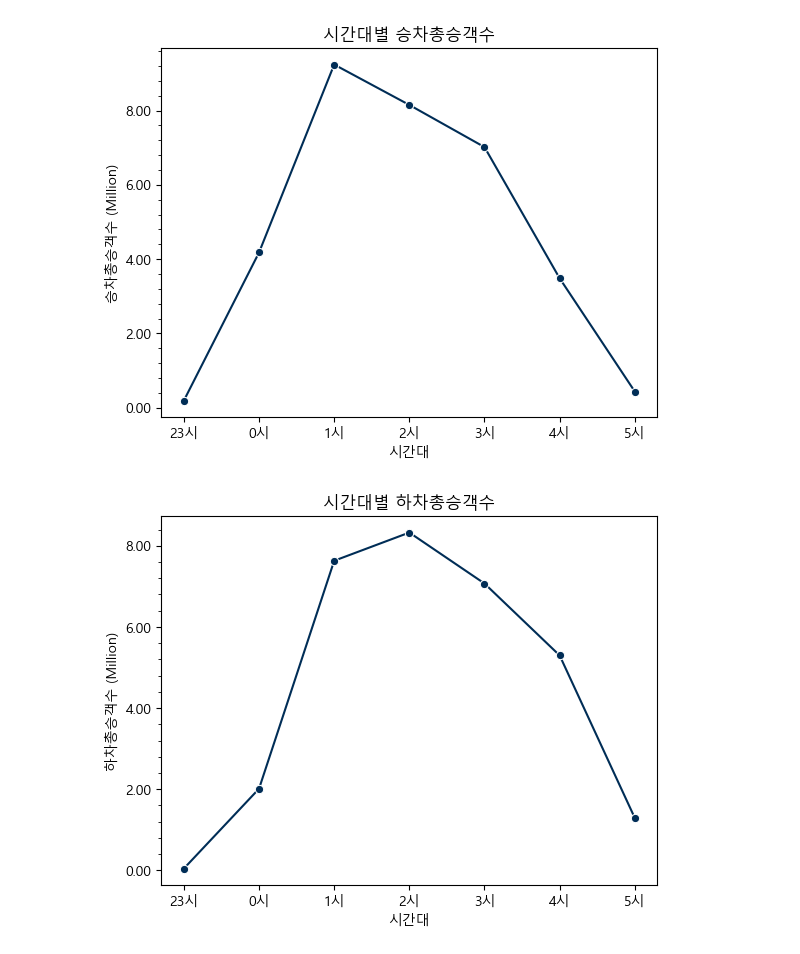
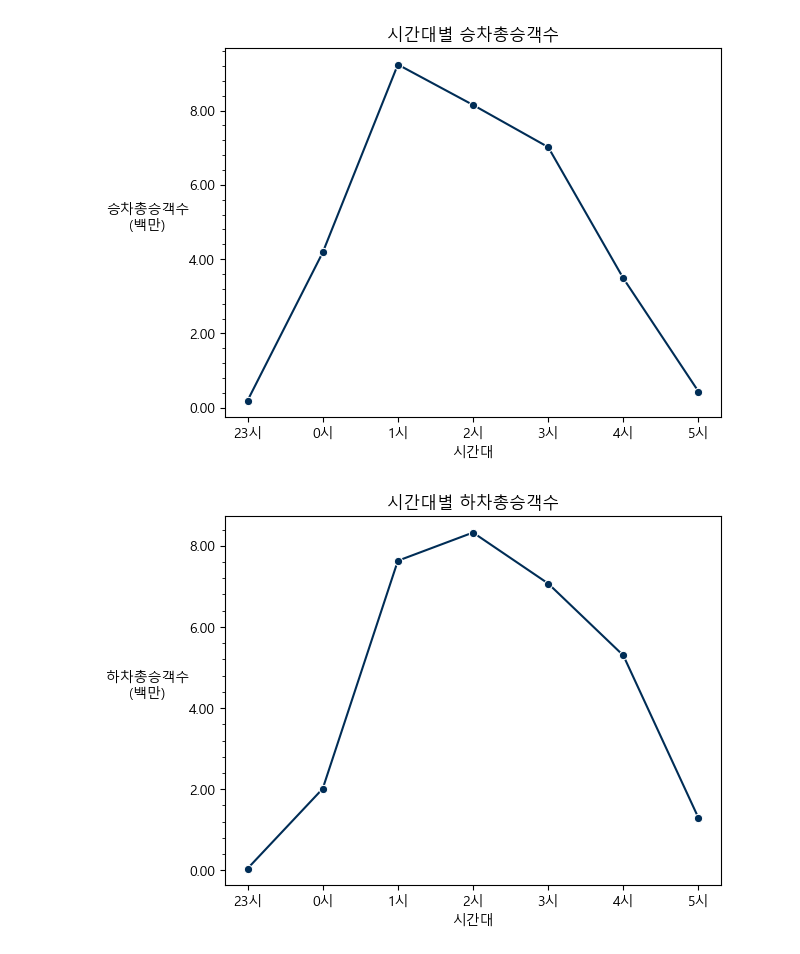
Before and after one commit to YouYeDam/BigData, a Jupyter notebook: NBusTime2.ipynb, the cells around one changed output. Cells and saved outputs as stored; diff of their text form; code cells hidden in the pictures.

```diff
--- a/NBusTime2.ipynb
+++ b/NBusTime2.ipynb
@@ -37,34 +37,34 @@ font_path = 'C:/Windows/Fonts/malgun.ttf'  # 'Malgun Gothic' 폰트의 경로로
 font_name = font_manager.FontProperties(fname=font_path).get_name()
 rc('font', family=font_name)
 
 # 23시부터 1시까지 시각화
 selected_hours = [23, 0, 1, 2, 3, 4, 5]
 
 ax = sns.lineplot(x=range(len(selected_hours)), y=time_passengers_boarding.iloc[selected_hours].values, color='#002D56', marker='o')
 plt.xticks(range(len(selected_hours)), [f'{hour}시' for hour in selected_hours])
 plt.xlabel('시간대')
-plt.ylabel('승차총승객수 (Million)')
+plt.ylabel('승차총승객수\n(백만)', rotation=0, labelpad=30)
 plt.title('시간대별 승차총승객수')
 
 ax.yaxis.set_minor_locator(MultipleLocator(400000))
 
 # y축 단위를 '백만'으로 표시하되, 소수점 둘째 자리까지 표시
 plt.gca().yaxis.set_major_formatter(FuncFormatter(lambda x, _: '{:,.2f}'.format(x/1e6)))
 
 plt.show()
 
 ax = sns.lineplot(x=range(len(selected_hours)), y=time_passengers_alighting.iloc[selected_hours].values, color='#002D56', marker='o')
 plt.xticks(range(len(selected_hours)), [f'{hour}시' for hour in selected_hours])
 plt.xlabel('시간대')
-plt.ylabel('하차총승객수 (Million)')
+plt.ylabel('하차총승객수\n(백만)', rotation=0, labelpad=30)
 plt.title('시간대별 하차총승객수')
 
 ax.yaxis.set_minor_locator(MultipleLocator(400000))
 
 # y축 단위를 '백만'으로 표시하되, 소수점 둘째 자리까지 표시
 plt.gca().yaxis.set_major_formatter(FuncFormatter(lambda x, _: '{:,.2f}'.format(x/1e6)))
 
 plt.show()
 # %% [output]
-[figure, old version]
+[figure, new version]
-[figure, old version]
+[figure, new version]
```
Also changed, not shown: 1 other file.
